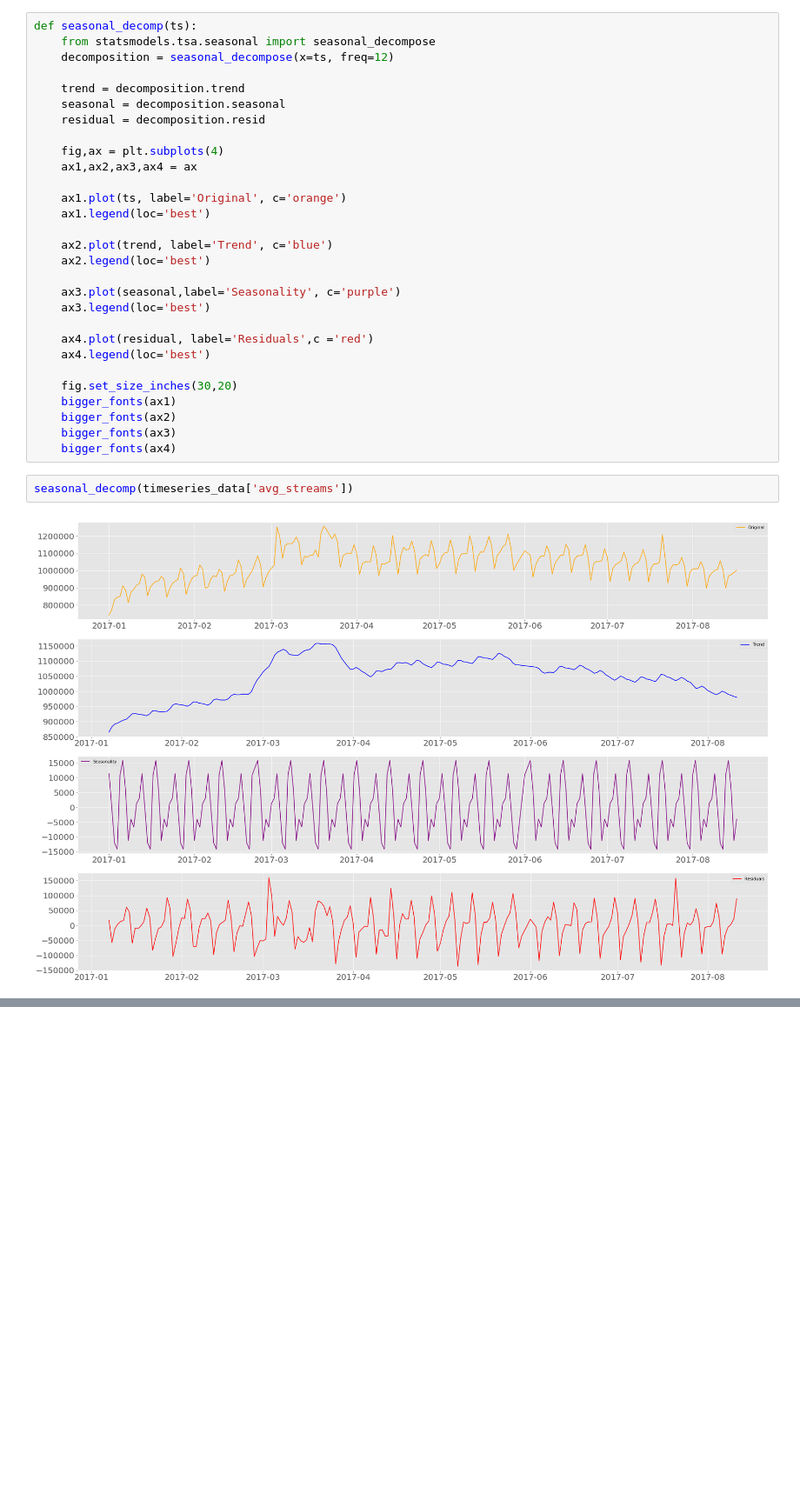
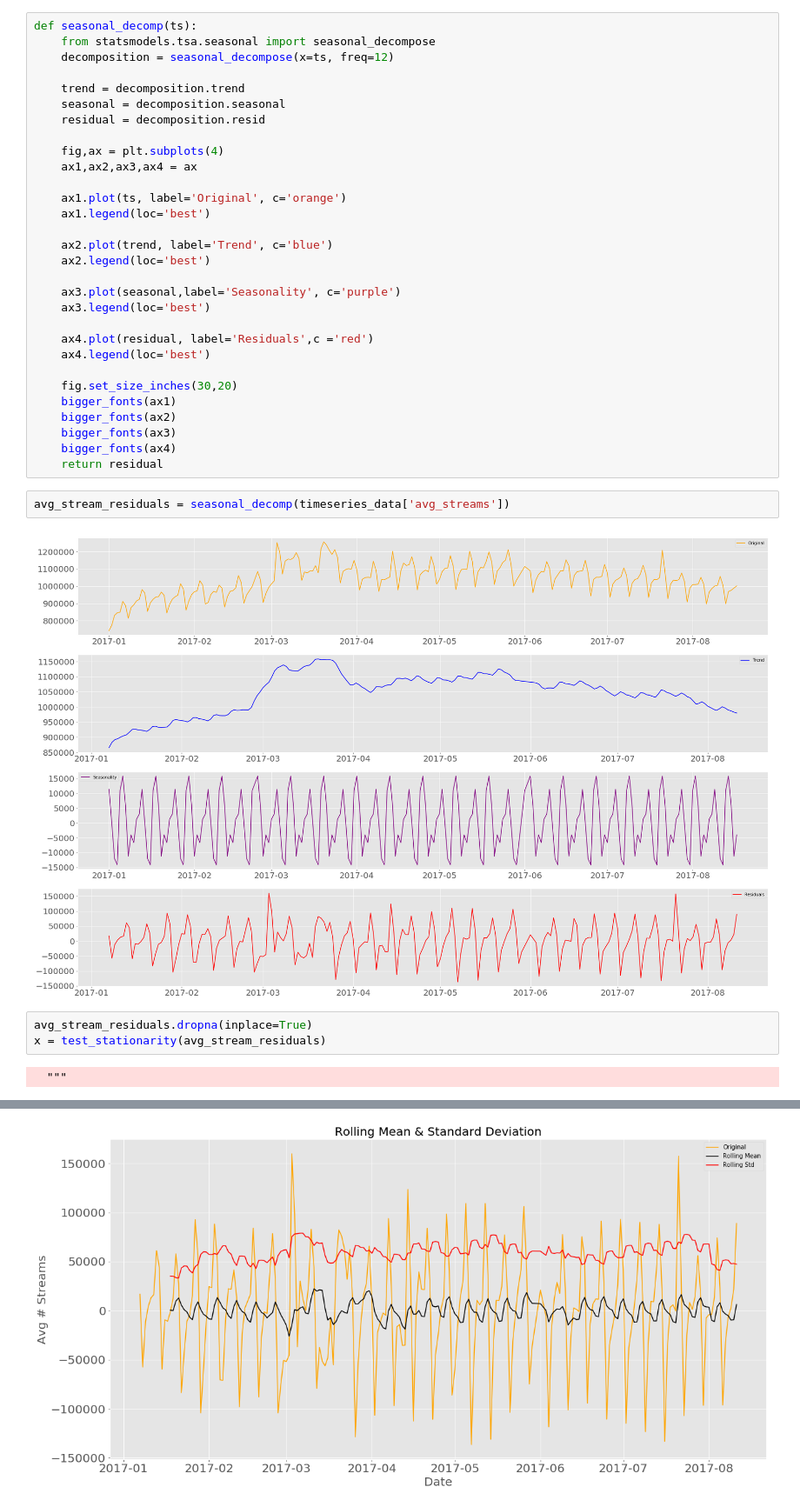
Before and after one commit to maxgrossenbacher/Forecasting_daily_spotify_streams, a Jupyter notebook: src/Spotify_Time_Series.ipynb, the cells around one changed output, grey strips where cells are left out. Shown at 87% size. Cells and saved outputs as stored; diff of their text form; blank space fills up the shorter version.

```diff
--- a/src/Spotify_Time_Series.ipynb
+++ b/src/Spotify_Time_Series.ipynb
@@ -404,7 +410,13 @@ def seasonal_decomp(ts):
     bigger_fonts(ax2)
     bigger_fonts(ax3)
     bigger_fonts(ax4)
+    return residual
 # %%
-seasonal_decomp(timeseries_data['avg_streams'])
+avg_stream_residuals = seasonal_decomp(timeseries_data['avg_streams'])
 # %% [output]
 [figure]
+# %%
+avg_stream_residuals.dropna(inplace=True)
+x = test_stationarity(avg_stream_residuals)
+# %% [output]
+  """
@@ -410,0 +432 @@ seasonal_decomp(timeseries_data['avg_streams'])
+[figure, added]
```
Also changed, not shown: parts of 13 cells of this notebook.
